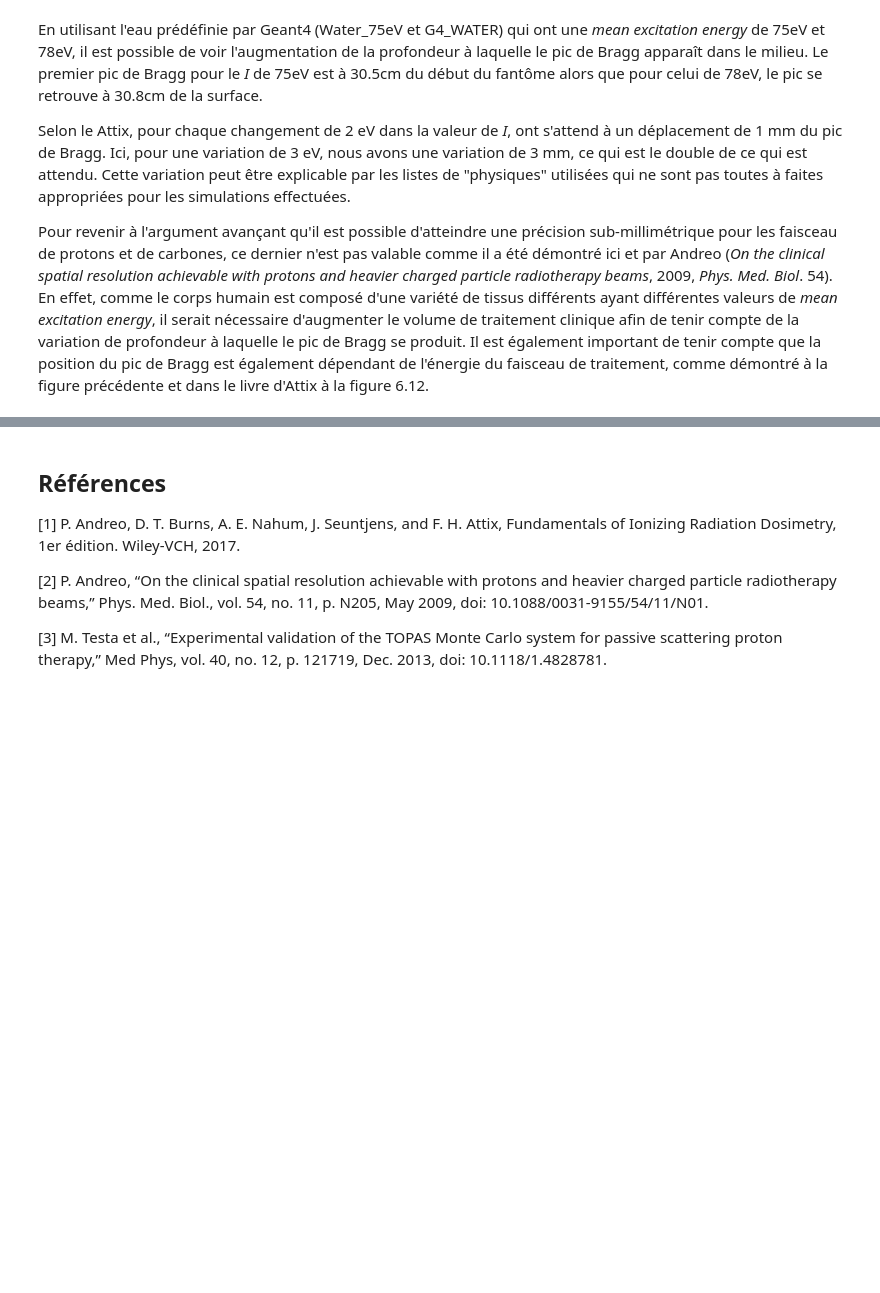
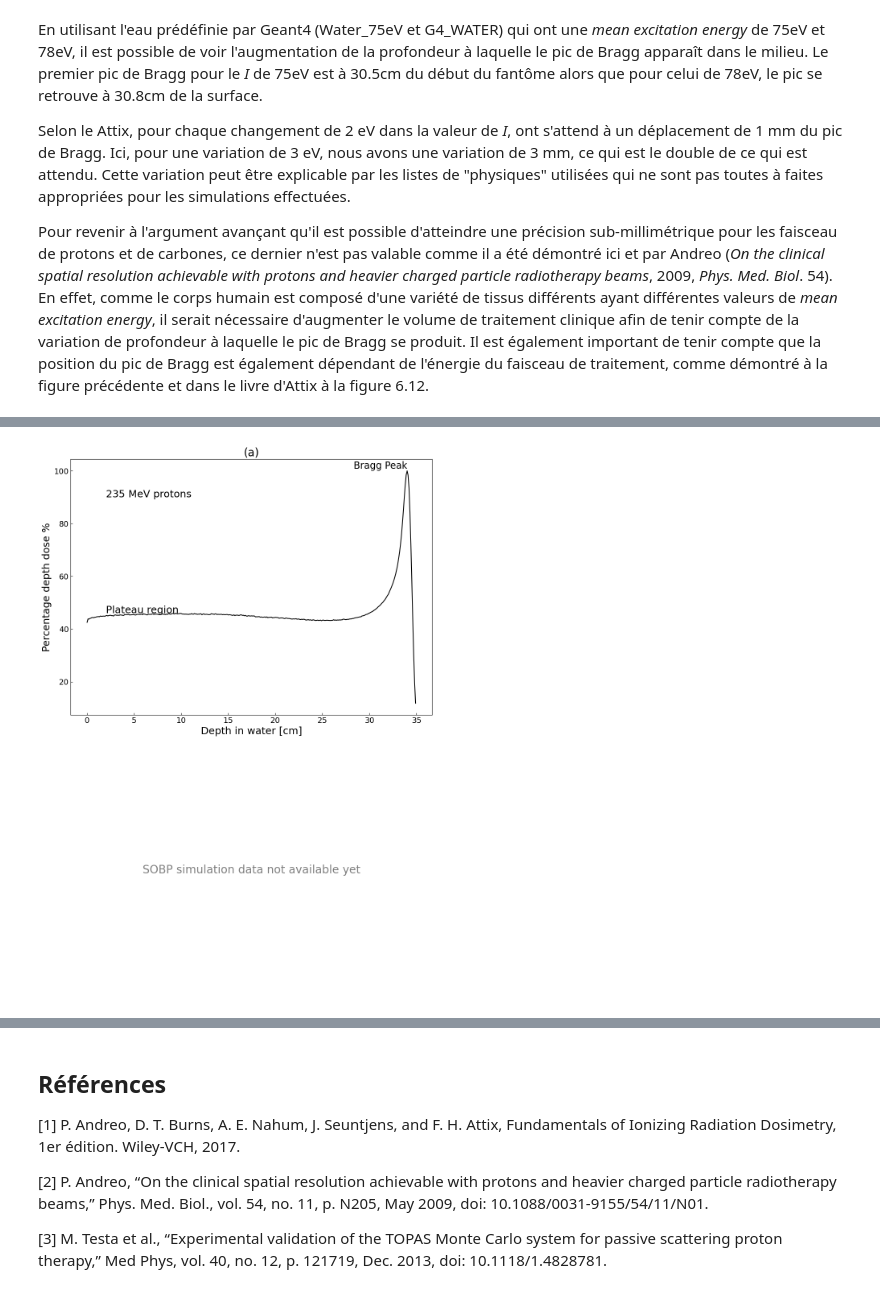
Before and after one commit to GAGER41/Topas_project, a Jupyter notebook: Devoir_topas_protons_2023.ipynb, the cells around one changed output, grey strips where cells are left out. Saved outputs shown, nothing was run; the diff lists cells and outputs as text; code cells hidden in the pictures; blank space fills up the shorter version.

Commit message:
add SOBP

```diff
--- a/Devoir_topas_protons_2023.ipynb
+++ b/Devoir_topas_protons_2023.ipynb
@@ -697,0 +725,17 @@ Selon le Attix, pour chaque changement de 2 eV dans la valeur de _I_, ont s'atte
+# %%
+# Define Function to Convert CSV to NumPy Array
+
+def csv_to_np(file_path, skip_num=8, start_col=2):
+    """
+    Reads a CSV file and converts it into a NumPy array.
+
+    Parameters:
+    - file_path: str. The path to the CSV file.
+    - skip_num: int.  The number of rows to skip at the start of the file.
+    - start_col: int. The column index to start from.
+
+    Returns:
+    - NumPy array containing the data from the CSV file.
+    """
+    data = pd.read_csv(file_path, sep=',', header=None, skiprows=skip_num).to_numpy()[:, start_col:]
+    return data
@@ -697,0 +777,56 @@ Selon le Attix, pour chaque changement de 2 eV dans la valeur de _I_, ont s'atte
+# %%
+# Define and Run the Main Function
+
+def main():
+    # The directory where the CSV files are located
+    directory_path = "C:\\Users\\hanie\\PycharmProjects\\pythonProject\\TOPAS"
+
+    # Initialize the figure
+    fig = plt.figure(figsize=(10, 14))
+
+    # Use the find_csv_files function to get a list of file paths
+    csv_files = find_csv_files(directory_path)
+
+    # Process the data from CSV and plot for the specific dataset
+    for file_path in csv_files:
+        if "7_13_protons_235MeV_broad_9.csv" in file_path:
+            data = csv_to_np(file_path)
+
+            # Assume that the first column is depth and the second column is dose and the third is std
+            depth = data[:, 0] * 0.1  # Convert to cm if necessary
+            dose = data[:, 1]
+            std = data[:, 2]
+            # Normalize the dose to get the percentage
+            max_dose = np.max(dose)
+            percentage_dose = (dose / max_dose) * 100
+
+            # Find the Bragg peak position
+            bragg_peak_position = depth[np.argmax(dose)]
+
+            # Plot the dose distribution for figure (a)
+            plot_dose_distribution(depth, percentage_dose, 1, "(a)",
+                                   "Depth in water [cm]", "Percentage depth dose %", bragg_peak_position)
+
+            std_rel_p = (np.nanmean(std/dose))*100
+            energy = 235  # Define your energy level here
+            if std_rel_p < 3:
+                print(f"Protons de {energy} MeV - Erreur relative suffisante atteinte!")
+                print(f"{std_rel_p:.3g} % <", "3 %")
+            else:
+                print(f"Protons de {energy} MeV - Erreur relative trop élevée")
+                print(f"{std_rel_p:.3g} % >", "3 %")
+
+            break  # Stop after plotting figure (a)
+
+    # Leave the plot for figure (b) empty since there's no data yet
+    plt.subplot(2, 1, 2)
+    plt.text(0.5, 0.5, 'SOBP simulation data not available yet', horizontalalignment='center', verticalalignment='center', fontsize=20, alpha=0.5)
+    plt.axis('off')
+
+    # Show the plot
+    plt.tight_layout()
+    plt.show()
+
+# Run the main function
+main()
+# %% [output]
@@ -697,0 +843 @@ Selon le Attix, pour chaque changement de 2 eV dans la valeur de _I_, ont s'atte
+[figure, added]
```
Also changed, not shown: parts of 22 cells of this notebook, 34 other files.
